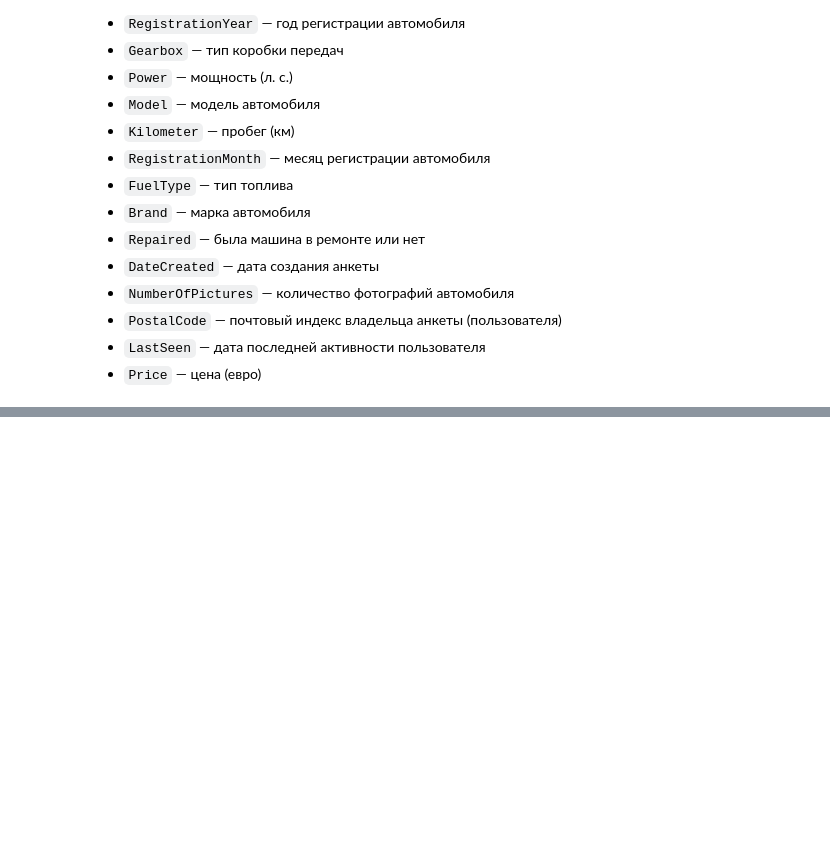
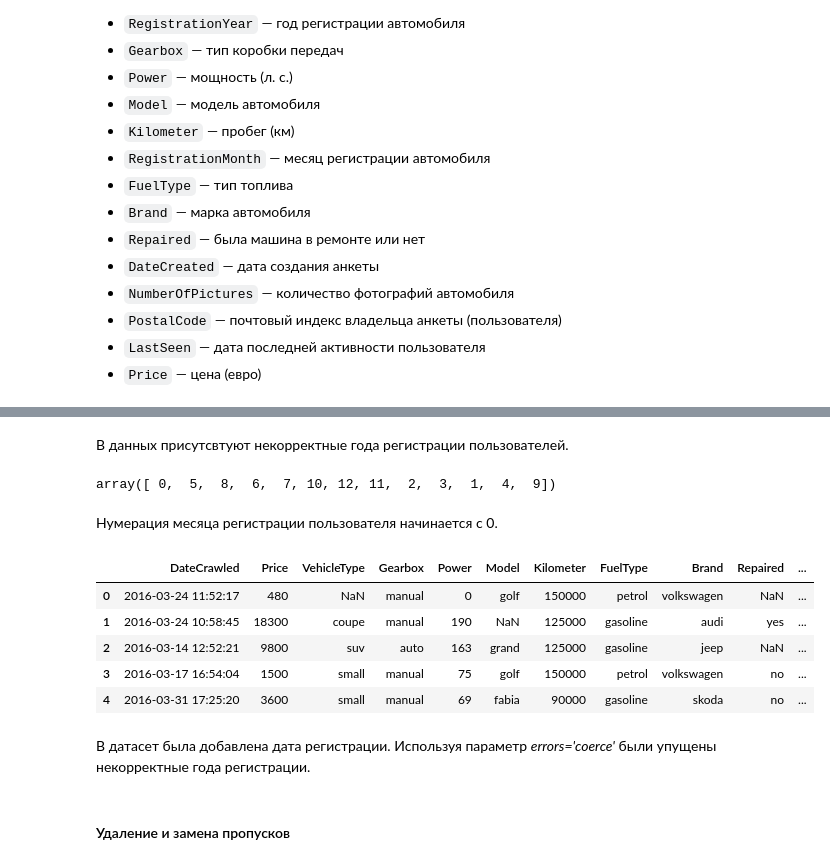
Before and after one commit to serguntsov/cost_of_car, a Jupyter notebook: market_value_car.ipynb, the cells around one changed output, grey strips where cells are left out. Saved outputs shown, nothing was run; the diff lists cells and outputs as text; code cells hidden in the pictures; blank space fills up the shorter version.

```diff
--- a/market_value_car.ipynb
+++ b/market_value_car.ipynb
@@ -46,0 +178,29 @@ import seaborn as sns
+# %% [markdown]
+В данных присутсвтуют некорректные года регистрации пользователей.
+# %%
+data_auto['RegistrationMonth'].unique()
+# %% [output]
+array([ 0,  5,  8,  6,  7, 10, 12, 11,  2,  3,  1,  4,  9])
+# %% [markdown]
+Нумерация месяца регистрации пользователя начинается с 0.
+# %%
+data_auto['RegistrationDate'] = pd.to_datetime(
+    data_auto['RegistrationYear'].astype(str) + '-' +
+    (data_auto['RegistrationMonth'] + 1).astype(str) + '-01',  # +1 к месяцу
+    format='%Y-%m-%d',
+    errors='coerce'
+)
+
+data_auto.drop(['RegistrationYear', 'RegistrationMonth'], axis=1, inplace=True)
+data_auto.head()
+# %% [output]
+|  | DateCrawled | Price | VehicleType | Gearbox | Power | Model | Kilometer | FuelType | Brand | Repaired | ... |
+| 0 | 2016-03-24 11:52:17 | 480 | NaN | manual | 0 | golf | 150000 | petrol | volkswagen | NaN | ... |
+| 1 | 2016-03-24 10:58:45 | 18300 | coupe | manual | 190 | NaN | 125000 | gasoline | audi | yes | ... |
+| 2 | 2016-03-14 12:52:21 | 9800 | suv | auto | 163 | grand | 125000 | gasoline | jeep | NaN | ... |
+| 3 | 2016-03-17 16:54:04 | 1500 | small | manual | 75 | golf | 150000 | petrol | volkswagen | no | ... |
+| 4 | 2016-03-31 17:25:20 | 3600 | small | manual | 69 | fabia | 90000 | gasoline | skoda | no | ... |
+# %% [markdown]
+В датасет была добавлена дата регистрации. Используя параметр *errors='coerce'* были упущены некорректные года регистрации.
+# %% [markdown]
+#### Удаление и замена пропусков
```
Also changed, not shown: parts of 18 cells of this notebook, 1 other file.
